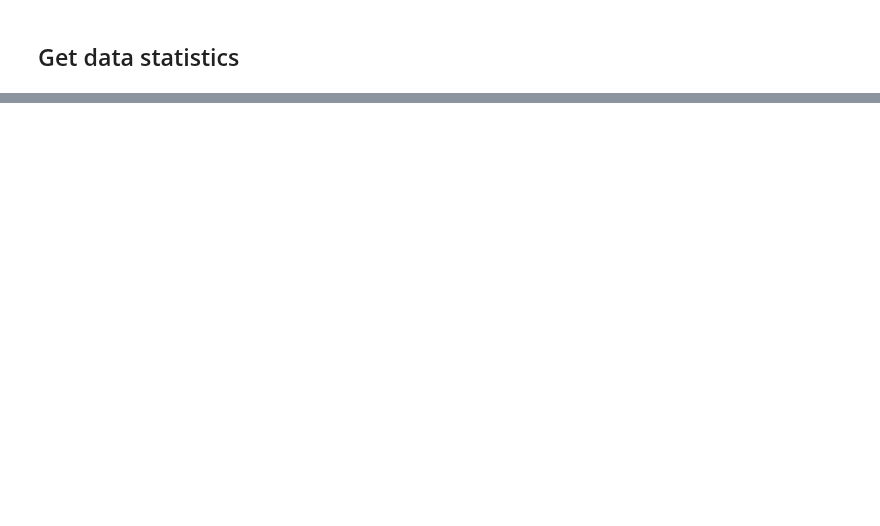
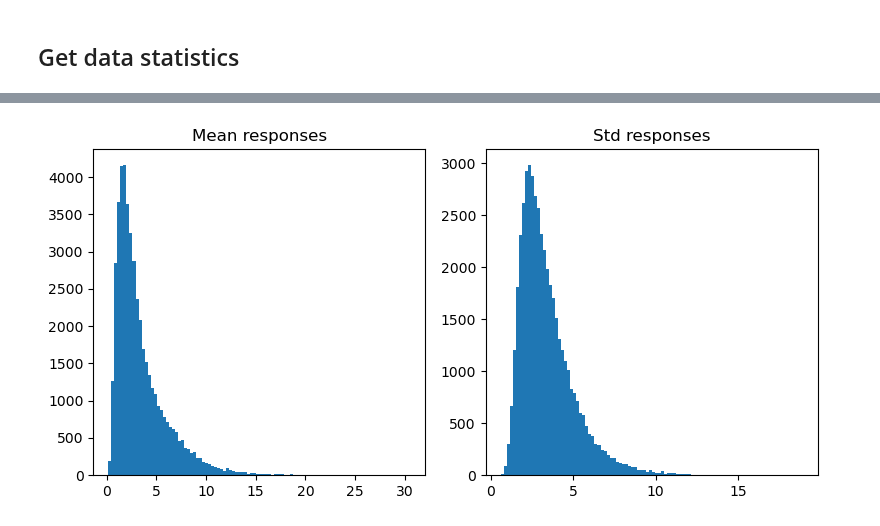
Before and after one commit to Johnny1188/meicoder, a Jupyter notebook: csng/cat_v1/data_50k_prep.ipynb, the cells around one changed output, grey strips where cells are left out. Drawn from its saved outputs; the diff is of its cells as text; code cells hidden in the pictures; blank space fills up the shorter version.

Commit message:
update cat_v1 stats

```diff
--- a/csng/cat_v1/data_50k_prep.ipynb
+++ b/csng/cat_v1/data_50k_prep.ipynb
@@ -112,7 +120,7 @@ for sample_name in samples:
 # %% [markdown]
 ## Get data statistics
 # %%
-config["data"]["v1_data"] = {
+config["data"]["cat_v1"] = {
     "train_path": os.path.join(DATA_PATH, "datasets", "train"),
     "val_path": os.path.join(DATA_PATH, "datasets", "val"),
     "test_path": os.path.join(DATA_PATH, "datasets", "test"),
@@ -122,7 +130,7 @@ config["data"]["v1_data"] = {
     "stim_keys": ("stim",),
     "resp_keys": ("exc_resp", "inh_resp"),
     # "stim_normalize_mean": 46.143,
-    # "stim_normalize_std": 20.420,
+    # "stim_normalize_std": 24.960,
     # "resp_normalize_mean": torch.load(
     #     os.path.join(DATA_PATH, "responses_mean.pt")
     # ),
@@ -130,16 +138,3 @@ config["data"]["v1_data"] = {
     #     os.path.join(DATA_PATH, "responses_std.pt")
     # ),
 }
-# %%
-### image stimuli
-v1_dataloaders = get_cat_v1_dataloaders(**config["data"]["v1_data"])
-dataloader = torch.utils.data.DataLoader(v1_dataloaders["train"].dataset, batch_size=1000, shuffle=True)
-
-mean_inputs, std_inputs = torch.zeros(1), torch.zeros(1)
-for inp_idx, (inputs, targets) in enumerate(dataloader):
-    for c in range(inputs.size(1)):
-        mean_inputs[c] += inputs[:,c,:,:].mean((-1,-2)).mean()
-        std_inputs[c] += inputs[:,c,:,:].std((-1,-2)).mean()
-mean_inputs.div_(len(dataloader))
-std_inputs.div_(len(dataloader))
-mean_inputs, std_inputs
@@ -166,0 +247,14 @@ torch.save(stats_inh.get_std(), os.path.join(DATA_PATH, "responses_inh_std.pt"))
+# %%
+### plot neuron stats
+import matplotlib.pyplot as plt
+plt.figure(figsize=(8, 4))
+plt.subplot(121)
+plt.hist(mean_resps.numpy(), bins=100)
+plt.title("Mean responses")
+plt.subplot(122)
+plt.hist(std_resps.numpy(), bins=100)
+plt.title("Std responses")
+plt.tight_layout()
+plt.show()
+# %% [output]
+[figure, added]
```
Also changed, not shown: parts of 7 cells of this notebook, 6 other files.
